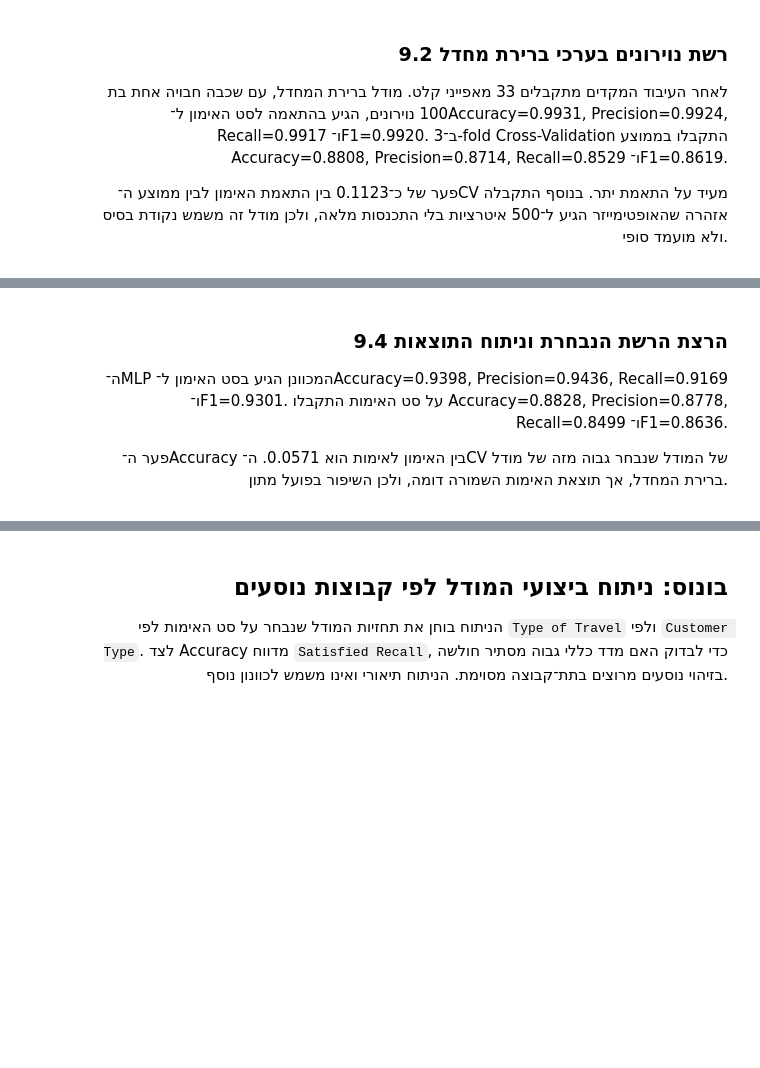
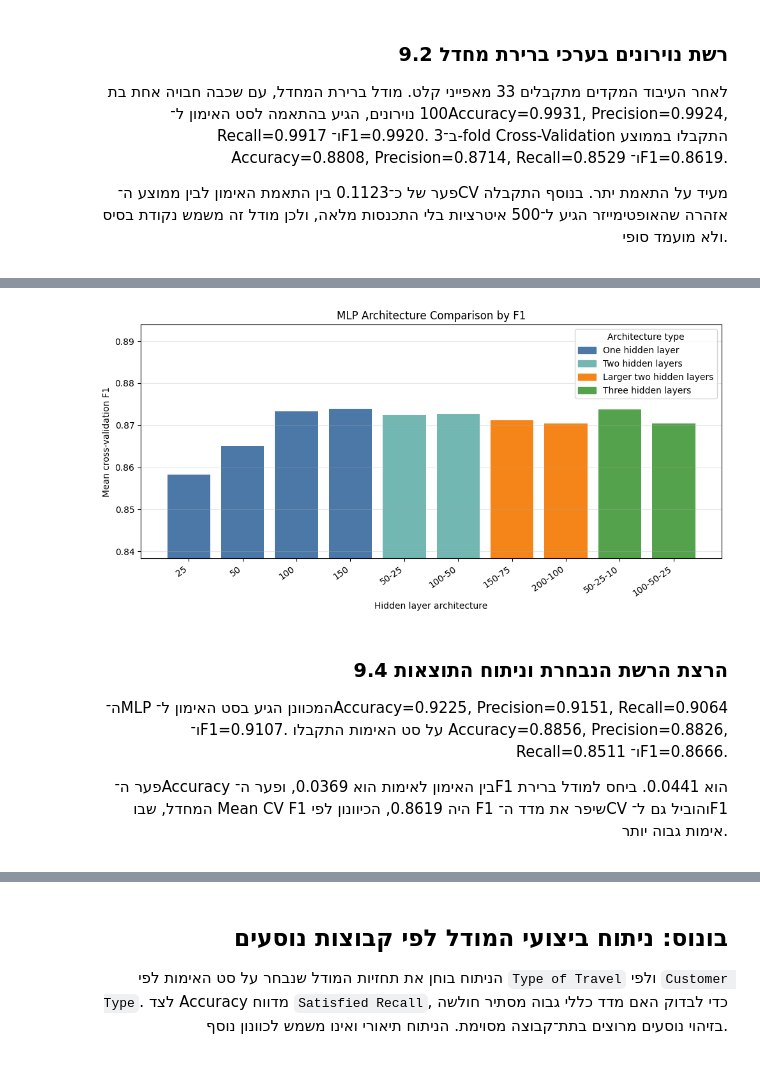
Before and after one commit to yaelelazari/ML_Project, a Jupyter notebook: Airline_Project_Part_B_Group3.ipynb, the cells around one changed output, grey strips where cells are left out. Saved outputs shown, nothing was run; the diff lists cells and outputs as text; code cells hidden in the pictures; blank space fills up the shorter version.

```diff
--- a/Airline_Project_Part_B_Group3.ipynb
+++ b/Airline_Project_Part_B_Group3.ipynb
@@ -1053,7 +1181,7 @@ dt_search = GridSearchCV(
     estimator=build_dt_pipeline(DecisionTreeClassifier(random_state=RANDOM_STATE)),
     param_grid=dt_param_grid,
     cv=DT_CV,
-    scoring="accuracy",
+    scoring="f1",
     n_jobs=-1,
     return_train_score=True,
     refit=True,
@@ -1064,7 +1192,7 @@ best_combined_depth = dt_search.best_params_["model__max_depth"]
 best_combined_alpha = float(dt_search.best_params_["model__ccp_alpha"])
 best_combined_split = dt_search.best_params_["model__min_samples_split"]
 best_combined_leaf = dt_search.best_params_["model__min_samples_leaf"]
-best_combined_cv_accuracy = float(dt_search.best_score_)
+best_combined_cv_f1 = float(dt_search.best_score_)
 
 dt_search_results = (
     pd.DataFrame(dt_search.cv_results_)[
@@ -1079,11 +1207,18 @@ dt_search_results = (
             "rank_test_score",
         ]
     ]
+    .rename(
+        columns={
+            "mean_train_score": "mean_train_f1",
+            "mean_test_score": "mean_cv_f1",
+            "std_test_score": "std_cv_f1",
+        }
+    )
     .sort_values("rank_test_score")
     .reset_index(drop=True)
 )
 
 print("Best combined result from training-only 5-fold GridSearchCV:")
 print(dt_search.best_params_)
-print(f"Best Mean CV Accuracy: {best_combined_cv_accuracy:.4f}")
+print(f"Best Mean CV F1: {best_combined_cv_f1:.4f}")
 display(dt_search_results.head(10).round(6))
@@ -1361,7 +1569,7 @@ from sklearn.metrics import classification_report
 
 CLASS_LABELS_MLP = [0, 1]
 CLASS_NAMES_MLP = ["Neutral/Dissatisfied", "Satisfied"]
-MLP_SCORING = "accuracy"
+MLP_SCORING = "f1"
 MLP_CV = StratifiedKFold(n_splits=3, shuffle=True, random_state=RANDOM_STATE)
 MLP_SCORING_SET = {
     "accuracy": "accuracy",
@@ -1594,12 +1821,12 @@ mlp_tuning_table = (
         columns={
             "number_of_hidden_layers": "number of hidden layers",
             "total_hidden_neurons": "total hidden neurons",
-            "mean_test_score": "mean CV accuracy",
-            "std_test_score": "std CV accuracy",
+            "mean_test_score": "mean CV F1",
+            "std_test_score": "std CV F1",
             "param_model__alpha": "alpha",
             "param_model__learning_rate_init": "learning_rate_init",
             "param_model__activation": "activation",
-            "mean_train_score": "mean train accuracy",
+            "mean_train_score": "mean train F1",
         }
     )
     .sort_values(["rank_test_score", "architecture_order", "alpha"])
@@ -1628,46 +1873,48 @@ architecture_plot_data["architecture label"] = architecture_plot_data[
 ].apply(lambda layers: "-".join(map(str, layers)))
 architecture_plot_data["architecture group"] = architecture_plot_data[
     "hidden_layer_sizes"
 ].apply(get_architecture_group)
 
 architecture_colors = {
     "One hidden layer": "#4C78A8",
     "Two hidden layers": "#72B7B2",
     "Larger two hidden layers": "#F58518",
     "Three hidden layers": "#54A24B",
 }
 bar_colors = architecture_plot_data["architecture group"].map(architecture_colors)
 
 plt.figure(figsize=(10, 5))
 plt.bar(
     architecture_plot_data["architecture label"],
-    architecture_plot_data["mean CV accuracy"],
+    architecture_plot_data["mean CV F1"],
     color=bar_colors,
 )
 plt.xlabel("Hidden layer architecture")
-plt.ylabel("Mean cross-validation accuracy")
-plt.title("MLP Architecture Comparison")
+plt.ylabel("Mean cross-validation F1")
+plt.title("MLP Architecture Comparison by F1")
 plt.xticks(rotation=35, ha="right")
 plt.ylim(
-    max(0, architecture_plot_data["mean CV accuracy"].min() - 0.02),
-    min(1, architecture_plot_data["mean CV accuracy"].max() + 0.02),
+    max(0, architecture_plot_data["mean CV F1"].min() - 0.02),
+    min(1, architecture_plot_data["mean CV F1"].max() + 0.02),
 )
 legend_handles = [
     plt.Rectangle((0, 0), 1, 1, color=color, label=label)
     for label, color in architecture_colors.items()
 ]
 plt.legend(handles=legend_handles, title="Architecture type")
 plt.grid(axis="y", alpha=0.3)
 plt.tight_layout()
 plt.show()
+# %% [output]
+[figure, added]
 # %% [markdown]
 <div dir="rtl" style="text-align: right;">
 
 ### 9.4 הרצת הרשת הנבחרת וניתוח התוצאות
 
-ה־MLP המכוונן הגיע בסט האימון ל־Accuracy=0.9398, Precision=0.9436, Recall=0.9169 ו־F1=0.9301. על סט האימות התקבלו Accuracy=0.8828, Precision=0.8778, Recall=0.8499 ו־F1=0.8636.
+ה־MLP המכוונן הגיע בסט האימון ל־Accuracy=0.9225, Precision=0.9151, Recall=0.9064 ו־F1=0.9107. על סט האימות התקבלו Accuracy=0.8856, Precision=0.8826, Recall=0.8511 ו־F1=0.8666.
 
-פער ה־Accuracy בין האימון לאימות הוא 0.0571. ה־CV של המודל שנבחר גבוה מזה של מודל ברירת המחדל, אך תוצאת האימות השמורה דומה, ולכן השיפור בפועל מתון.
+פער ה־Accuracy בין האימון לאימות הוא 0.0369, ופער ה־F1 הוא 0.0441. ביחס למודל ברירת המחדל, שבו Mean CV F1 היה 0.8619, הכיוונון לפי F1 שיפר את מדד ה־CV והוביל גם ל־F1 אימות גבוה יותר.
 
 </div>
 # %%
```
Also changed, not shown: parts of 56 cells of this notebook.
